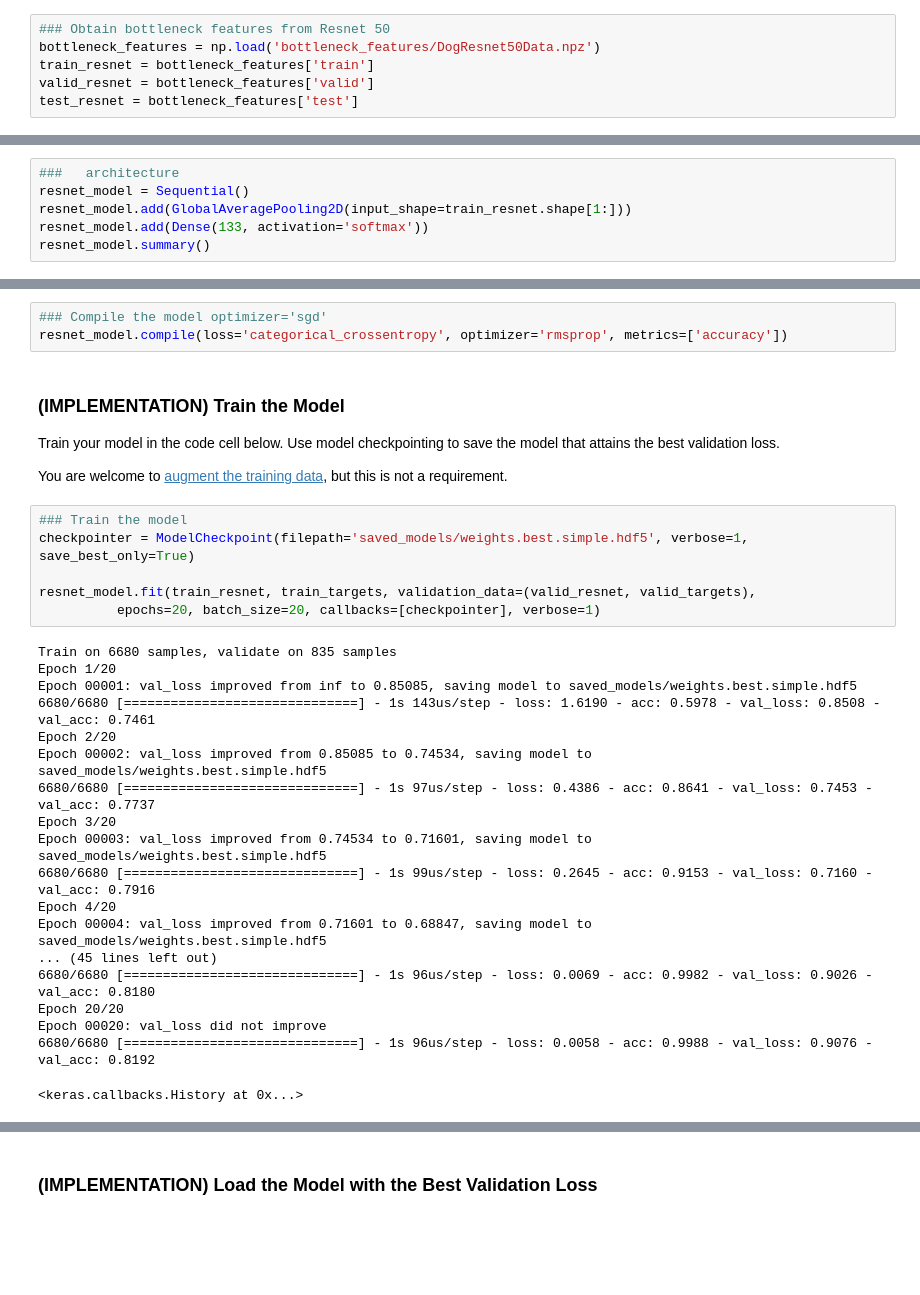
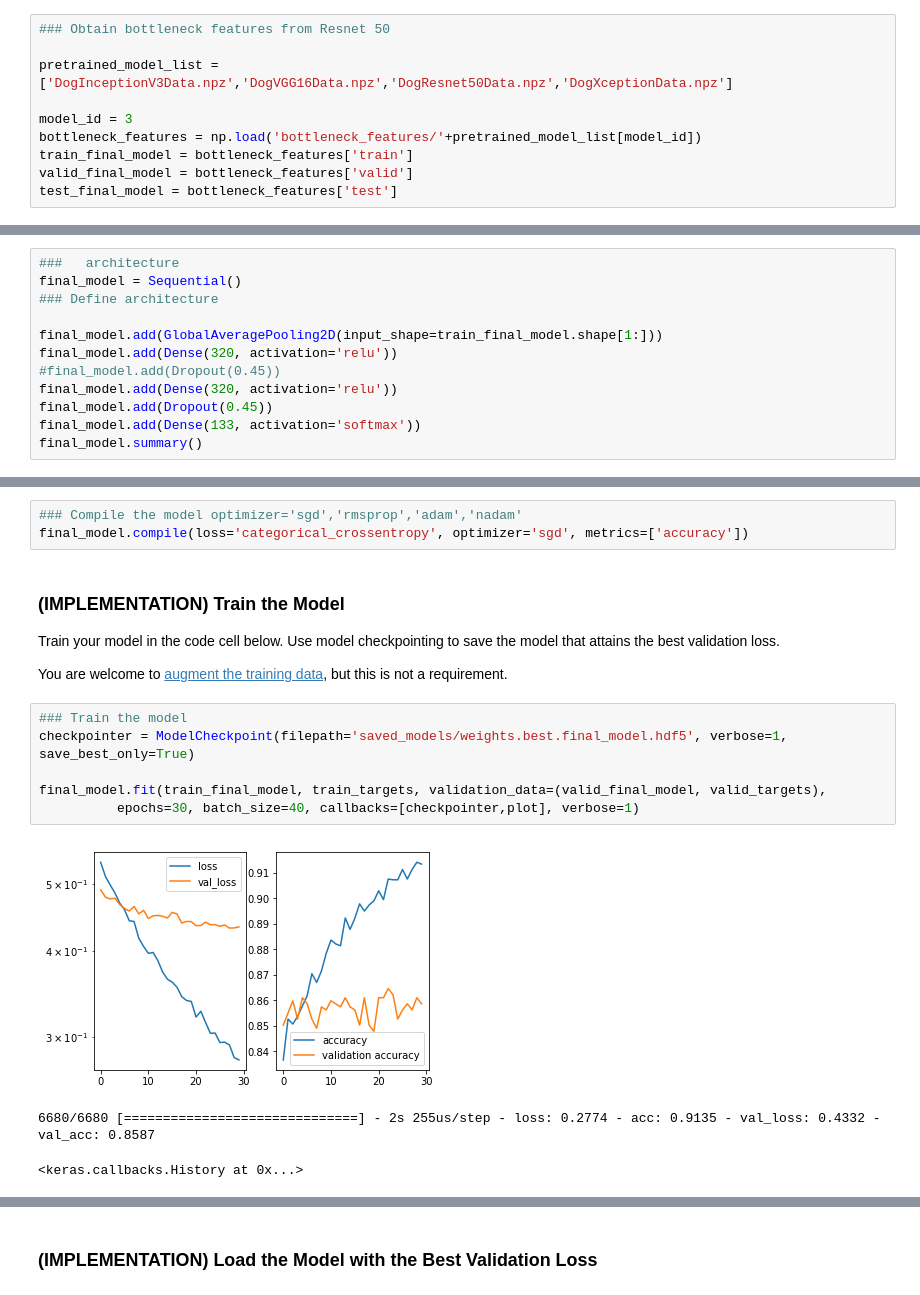
Before and after one commit to ricklentz/dog-project, a Jupyter notebook: dog_app.ipynb, the cells around one changed output, grey strips where cells are left out. Cells and saved outputs as stored; diff of their text form; blank space fills up the shorter version.

```diff
--- a/dog_app.ipynb
+++ b/dog_app.ipynb
@@ -968,10 +972,14 @@ In the code block below, extract the bottleneck features corresponding to the tr
     test_{network} = bottleneck_features['test']
 # %%
 ### Obtain bottleneck features from Resnet 50
-bottleneck_features = np.load('bottleneck_features/DogResnet50Data.npz')
-train_resnet = bottleneck_features['train']
-valid_resnet = bottleneck_features['valid']
-test_resnet = bottleneck_features['test']
+
+pretrained_model_list = ['DogInceptionV3Data.npz','DogVGG16Data.npz','DogResnet50Data.npz','DogXceptionData.npz']
+
+model_id = 3
+bottleneck_features = np.load('bottleneck_features/'+pretrained_model_list[model_id])
+train_final_model = bottleneck_features['train']
+valid_final_model = bottleneck_features['valid']
+test_final_model = bottleneck_features['test']
 # %% [markdown]
 ### (IMPLEMENTATION) Model Architecture
 
@@ -985,9 +995,15 @@ __Answer:__
 # %%
 ###   architecture
-resnet_model = Sequential()
-resnet_model.add(GlobalAveragePooling2D(input_shape=train_resnet.shape[1:]))
-resnet_model.add(Dense(133, activation='softmax'))
-resnet_model.summary()
+final_model = Sequential()
+### Define architecture
+
+final_model.add(GlobalAveragePooling2D(input_shape=train_final_model.shape[1:]))
+final_model.add(Dense(320, activation='relu'))
+#final_model.add(Dropout(0.45))
+final_model.add(Dense(320, activation='relu'))
+final_model.add(Dropout(0.45))
+final_model.add(Dense(133, activation='softmax'))
+final_model.summary()
 # %% [output]
 _________________________________________________________________
 Layer (type)                 Output Shape              Param #
@@ -1003,8 +1025,8 @@ _________________________________________________________________
 # %% [markdown]
 ### (IMPLEMENTATION) Compile the Model
 # %%
-### Compile the model optimizer='sgd'
-resnet_model.compile(loss='categorical_crossentropy', optimizer='rmsprop', metrics=['accuracy'])
+### Compile the model optimizer='sgd','rmsprop','adam','nadam'
+final_model.compile(loss='categorical_crossentropy', optimizer='sgd', metrics=['accuracy'])
 # %% [markdown]
 ### (IMPLEMENTATION) Train the Model
 
@@ -1013,26 +1035,11 @@ Train your model in the code cell below.  Use model checkpointing to save the mo
 You are welcome to [augment the training data](https://blog.keras.io/building-powerful-image-classification-models-using-very-little-data.html), but this is not a requirement.
 # %%
 ### Train the model
-checkpointer = ModelCheckpoint(filepath='saved_models/weights.best.simple.hdf5', verbose=1, save_best_only=True)
+checkpointer = ModelCheckpoint(filepath='saved_models/weights.best.final_model.hdf5', verbose=1, save_best_only=True)
 
-resnet_model.fit(train_resnet, train_targets, validation_data=(valid_resnet, valid_targets),
-          epochs=20, batch_size=20, callbacks=[checkpointer], verbose=1)
+final_model.fit(train_final_model, train_targets, validation_data=(valid_final_model, valid_targets),
+          epochs=30, batch_size=40, callbacks=[checkpointer,plot], verbose=1)
 # %% [output]
+[figure, added]
-Train on 6680 samples, validate on 835 samples
-Epoch 1/20
-Epoch 00001: val_loss improved from inf to 0.85085, saving model to saved_models/weights.best.simple.hdf5
-6680/6680 [==============================] - 1s 143us/step - loss: 1.6190 - acc: 0.5978 - val_loss: 0.8508 - val_acc: 0.7461
-Epoch 2/20
-Epoch 00002: val_loss improved from 0.85085 to 0.74534, saving model to saved_models/weights.best.simple.hdf5
-6680/6680 [==============================] - 1s 97us/step - loss: 0.4386 - acc: 0.8641 - val_loss: 0.7453 - val_acc: 0.7737
-Epoch 3/20
-Epoch 00003: val_loss improved from 0.74534 to 0.71601, saving model to saved_models/weights.best.simple.hdf5
-6680/6680 [==============================] - 1s 99us/step - loss: 0.2645 - acc: 0.9153 - val_loss: 0.7160 - val_acc: 0.7916
-Epoch 4/20
-Epoch 00004: val_loss improved from 0.71601 to 0.68847, saving model to saved_models/weights.best.simple.hdf5
-... (45 lines left out)
-6680/6680 [==============================] - 1s 96us/step - loss: 0.0069 - acc: 0.9982 - val_loss: 0.9026 - val_acc: 0.8180
-Epoch 20/20
-Epoch 00020: val_loss did not improve
-6680/6680 [==============================] - 1s 96us/step - loss: 0.0058 - acc: 0.9988 - val_loss: 0.9076 - val_acc: 0.8192
+6680/6680 [==============================] - 2s 255us/step - loss: 0.2774 - acc: 0.9135 - val_loss: 0.4332 - val_acc: 0.8587
 <keras.callbacks.History at 0x...>
```
Also changed, not shown: parts of 17 cells of this notebook, 2 other files.
